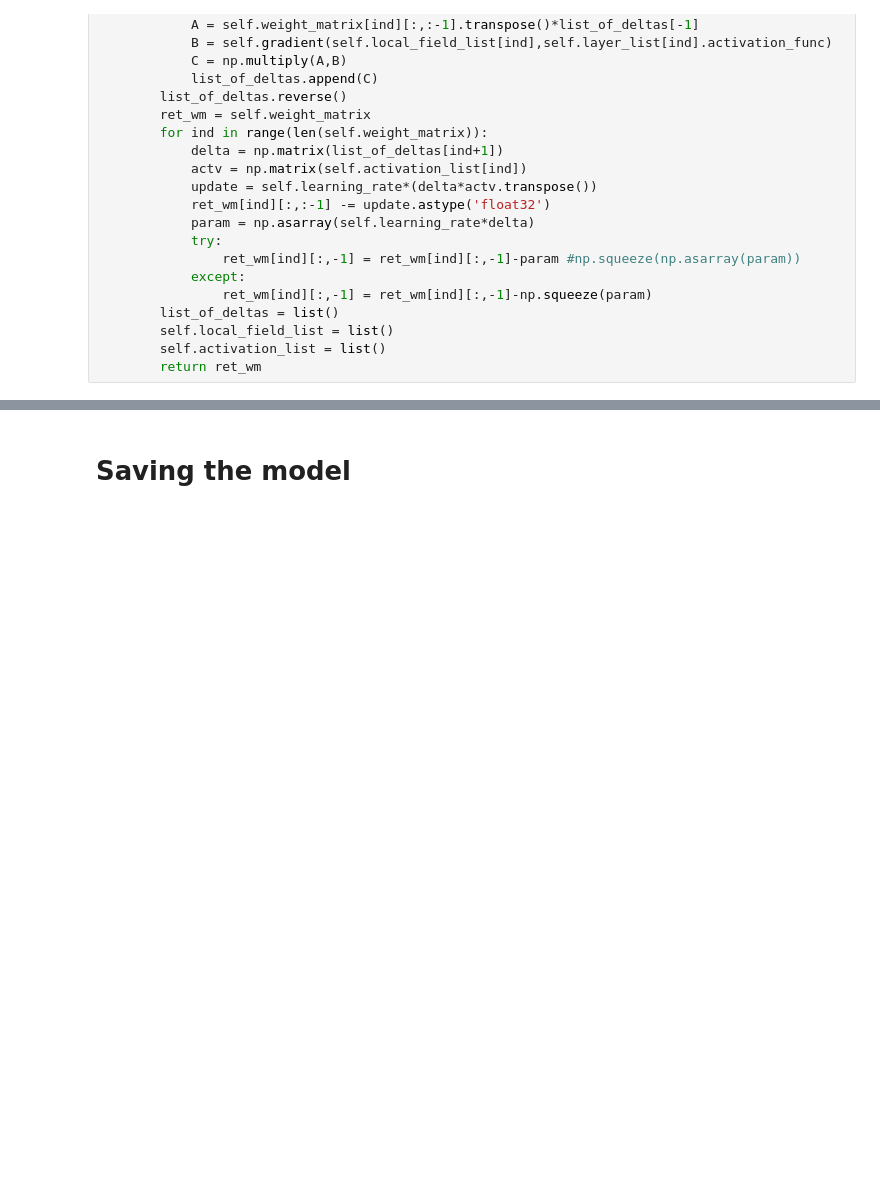
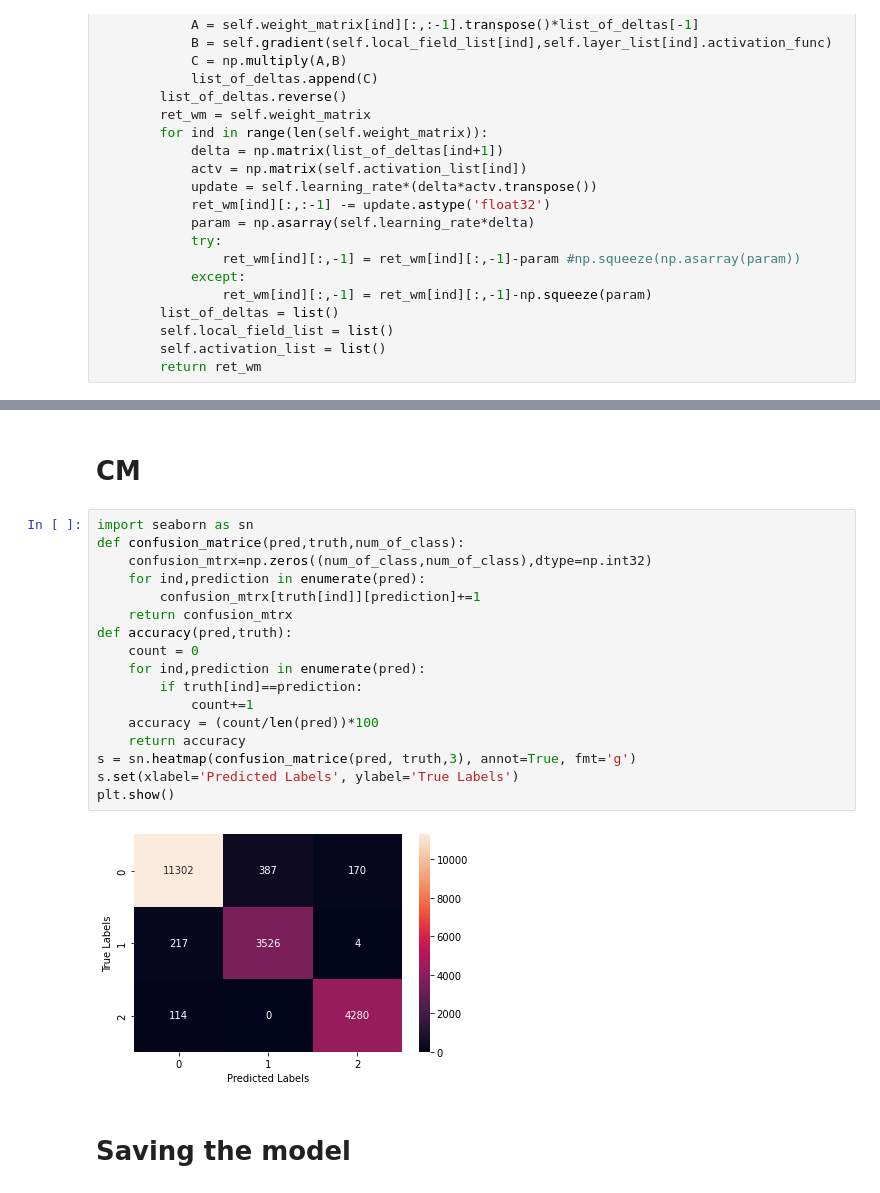
Before and after one commit to IlterOnatKorkmaz/Classification-of-Stellar-Objects-by-Using-Data-from-Sloan-Digital-Sky-Survey, a Jupyter notebook: NeuralNetwork.ipynb, the cells around one changed output, grey strips where cells are left out. Cells and saved outputs as stored; diff of their text form; blank space fills up the shorter version.

```diff
--- a/NeuralNetwork.ipynb
+++ b/NeuralNetwork.ipynb
@@ -228,3 +217,24 @@ accuracy
+# %% [markdown]
+# CM
+# %%
+import seaborn as sn
+def confusion_matrice(pred,truth,num_of_class):
+    confusion_mtrx=np.zeros((num_of_class,num_of_class),dtype=np.int32)
+    for ind,prediction in enumerate(pred):
+        confusion_mtrx[truth[ind]][prediction]+=1
+    return confusion_mtrx
+def accuracy(pred,truth):
+    count = 0
+    for ind,prediction in enumerate(pred):
+        if truth[ind]==prediction:
+            count+=1
+    accuracy = (count/len(pred))*100
+    return accuracy
+s = sn.heatmap(confusion_matrice(pred, truth,3), annot=True, fmt='g')
+s.set(xlabel='Predicted Labels', ylabel='True Labels')
+plt.show()
+# %% [output]
+[figure, added]
 # %% [markdown]
 # Saving the model
 # %%
```
Also changed, not shown: parts of 5 cells of this notebook, 1 other file.
